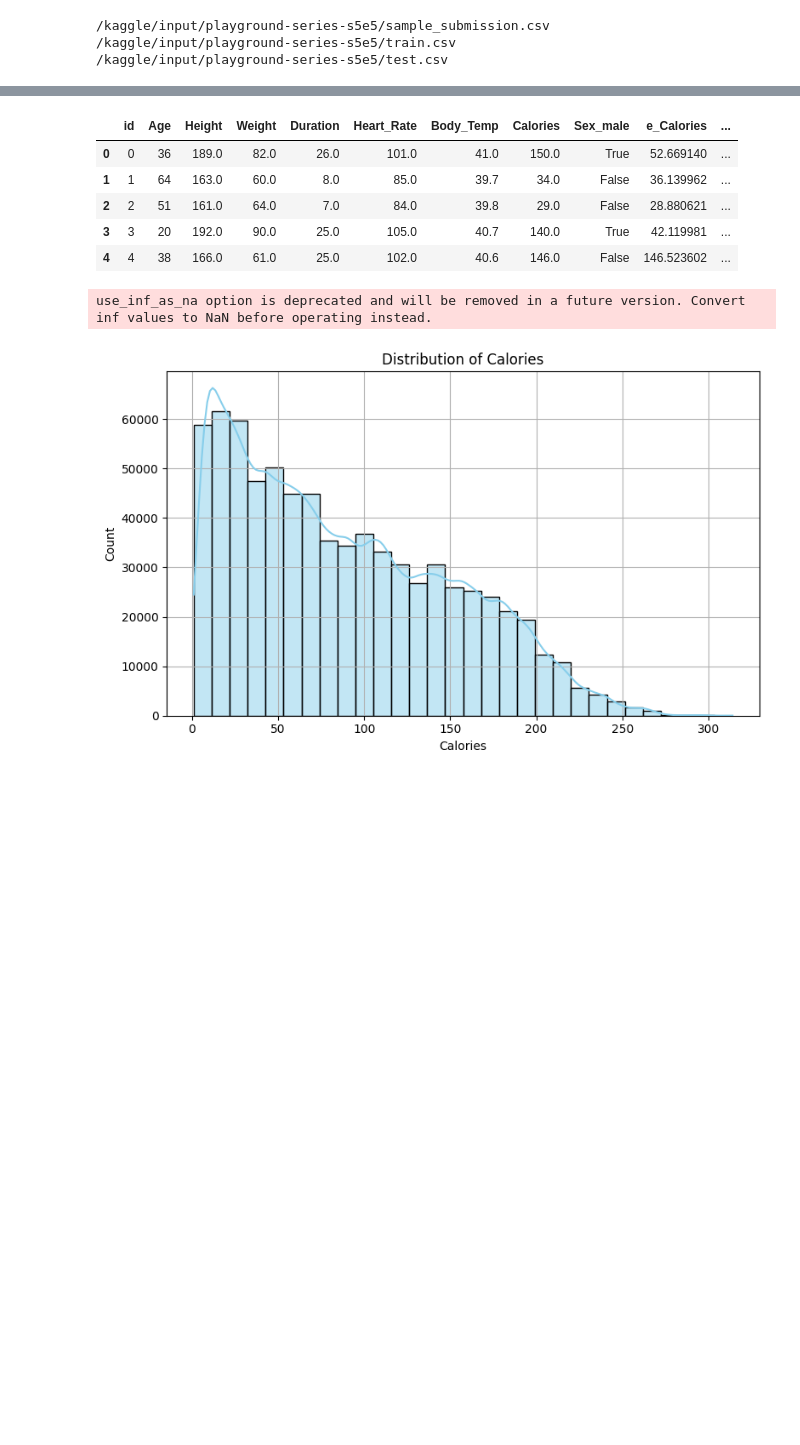
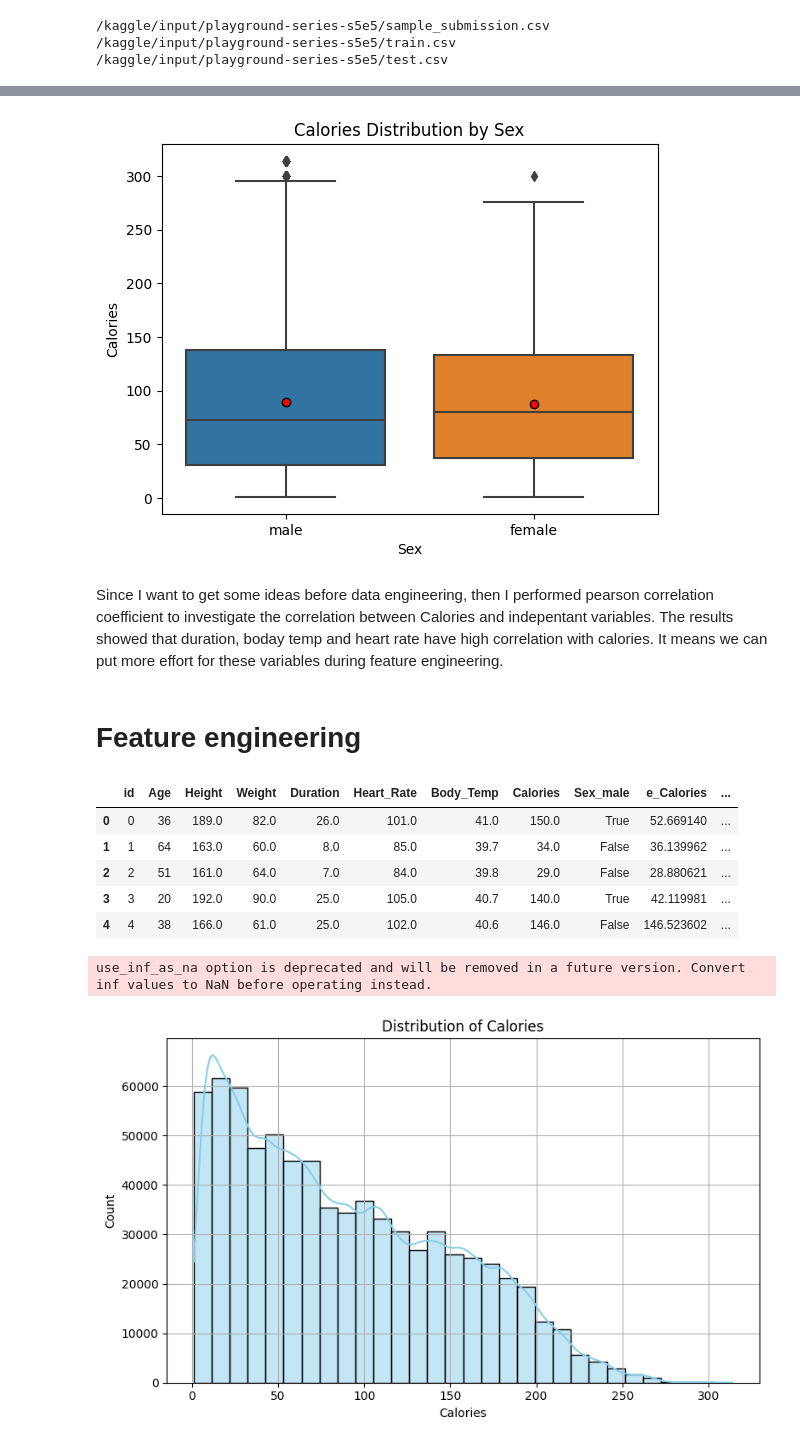
Before and after one commit to yhlien1221/Kaggle_Predict-Calorie-Expenditure_Exploratory_Data_Analysis, a Jupyter notebook: predict-calorie-expenditure-eda.ipynb, the cells around one changed output, grey strips where cells are left out. Saved outputs shown, nothing was run; the diff lists cells and outputs as text; code cells hidden in the pictures; blank space fills up the shorter version.

```diff
--- a/predict-calorie-expenditure-eda.ipynb
+++ b/predict-calorie-expenditure-eda.ipynb
@@ -71 +88,12 @@ dtype: int64
+# %%
+sns.boxplot(x='Sex', y='Calories', data=train, showmeans=True,
+            meanprops={"marker": "o", "markerfacecolor": "red", "markeredgecolor": "black"})
+plt.title('Calories Distribution by Sex')
+plt.show()
+# %% [output]
+[figure, added]
+# %% [markdown]
+Since I want to get some ideas before data engineering, then I performed pearson correlation coefficient to investigate the correlation between Calories and indepentant variables. The results showed that duration, boday temp and heart rate have high correlation with calories. It means we can put more effort for these variables during feature engineering.
+# %% [markdown]
+# Feature engineering
 # %%
```
Also changed, not shown: parts of 9 cells of this notebook.
